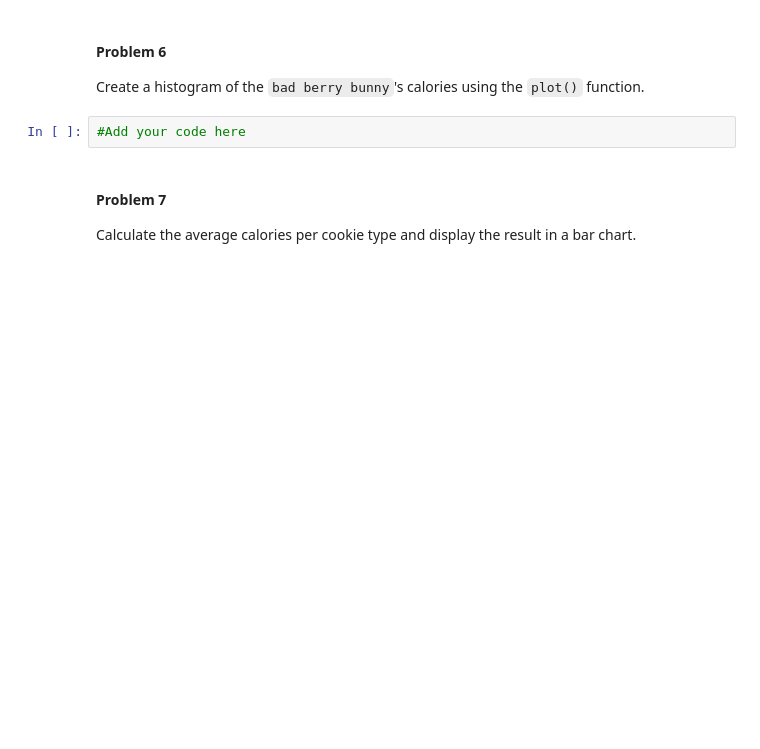
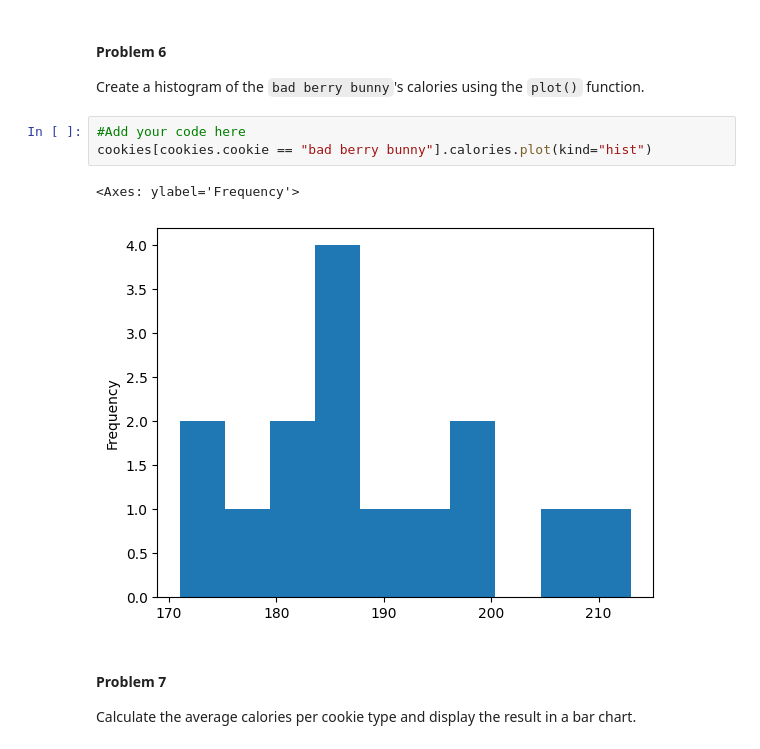
Before and after one commit to gallettilance/Data-Science-Fundamentals, a Jupyter notebook: labs/lab-02/lab02.ipynb, the cells around one changed output. Cells and saved outputs as stored; diff of their text form; blank space fills up the shorter version.

```diff
--- a/labs/lab-02/lab02.ipynb
+++ b/labs/lab-02/lab02.ipynb
@@ -333,6 +384,10 @@ Create a boxplot of `cost_to_make` for all cookies except `chocolate` using the
 Create a histogram of the `bad berry bunny`'s calories using the `plot()` function.
 # %%
 #Add your code here
+cookies[cookies.cookie == "bad berry bunny"].calories.plot(kind="hist")
+# %% [output]
+<Axes: ylabel='Frequency'>
+[figure, added]
 # %% [markdown]
 #### Problem 7
 
```
Also changed, not shown: parts of 24 cells of this notebook.
